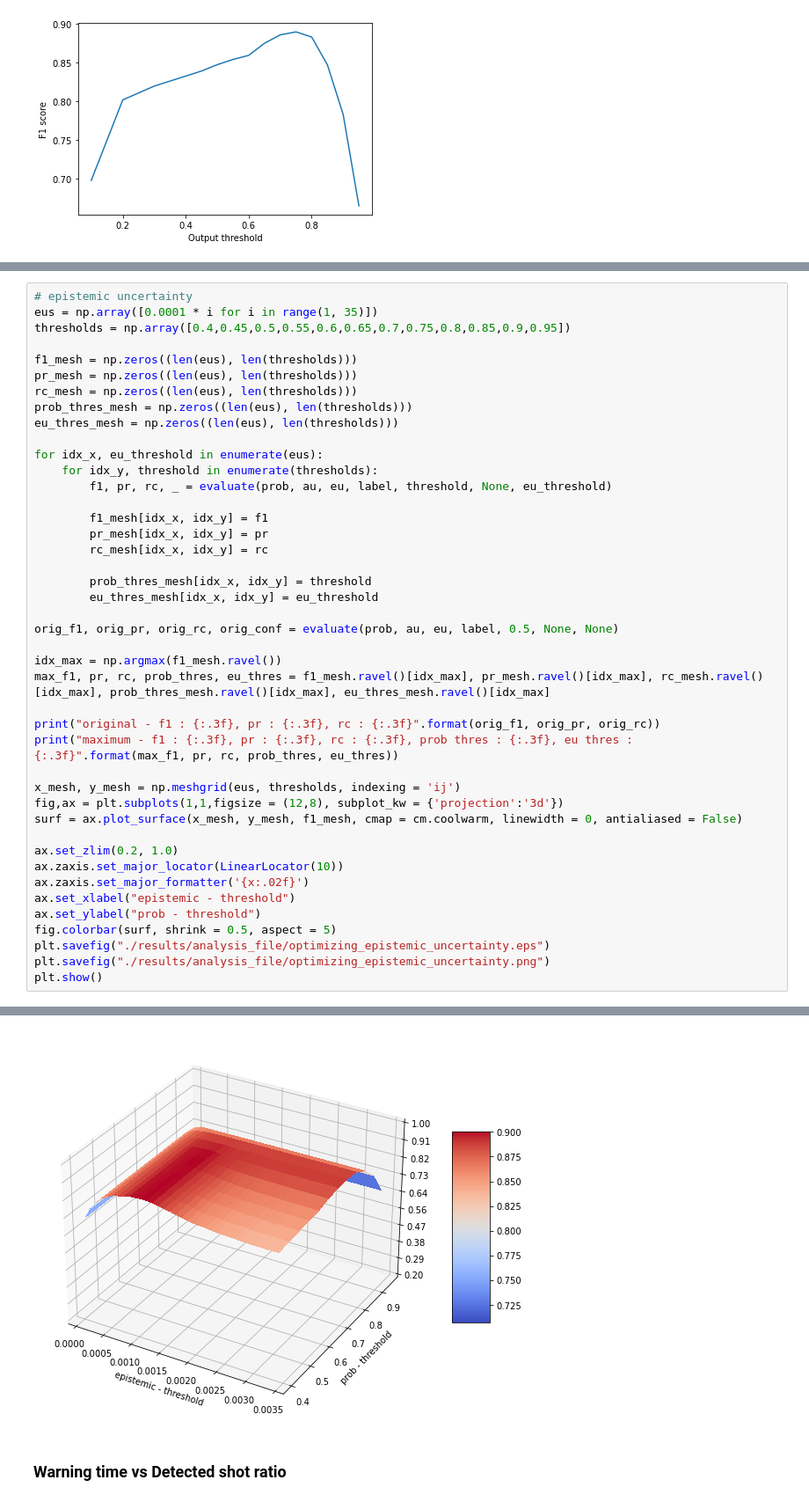
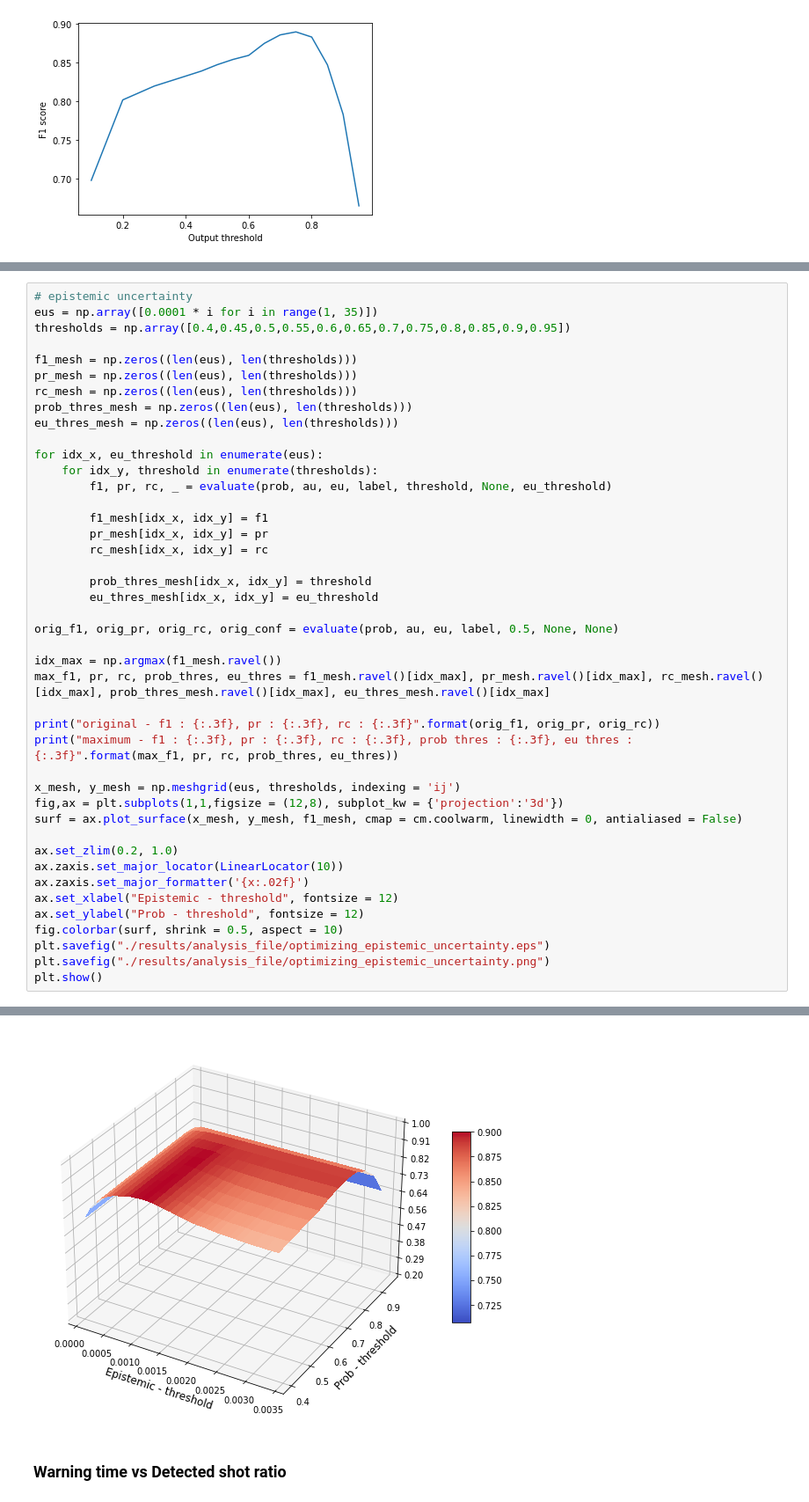
Before and after one commit to ZINZINBIN/Bayesian-Disruption-Prediction, a Jupyter notebook: analysis/analysis_results.ipynb, the cells around one changed output, grey strips where cells are left out. Shown at 88% size. Drawn from its saved outputs; the diff is of its cells as text.

```diff
--- a/analysis/analysis_results.ipynb
+++ b/analysis/analysis_results.ipynb
@@ -473,37 +479,37 @@ for idx_x, eu_threshold in enumerate(eus):
 
         f1_mesh[idx_x, idx_y] = f1
         pr_mesh[idx_x, idx_y] = pr
         rc_mesh[idx_x, idx_y] = rc
 
         prob_thres_mesh[idx_x, idx_y] = threshold
         eu_thres_mesh[idx_x, idx_y] = eu_threshold
 
 orig_f1, orig_pr, orig_rc, orig_conf = evaluate(prob, au, eu, label, 0.5, None, None)
 
 idx_max = np.argmax(f1_mesh.ravel())
 max_f1, pr, rc, prob_thres, eu_thres = f1_mesh.ravel()[idx_max], pr_mesh.ravel()[idx_max], rc_mesh.ravel()[idx_max], prob_thres_mesh.ravel()[idx_max], eu_thres_mesh.ravel()[idx_max]
 
 print("original - f1 : {:.3f}, pr : {:.3f}, rc : {:.3f}".format(orig_f1, orig_pr, orig_rc))
 print("maximum - f1 : {:.3f}, pr : {:.3f}, rc : {:.3f}, prob thres : {:.3f}, eu thres : {:.3f}".format(max_f1, pr, rc, prob_thres, eu_thres))
 
 x_mesh, y_mesh = np.meshgrid(eus, thresholds, indexing = 'ij')
 fig,ax = plt.subplots(1,1,figsize = (12,8), subplot_kw = {'projection':'3d'})
 surf = ax.plot_surface(x_mesh, y_mesh, f1_mesh, cmap = cm.coolwarm, linewidth = 0, antialiased = False)
 
 ax.set_zlim(0.2, 1.0)
 ax.zaxis.set_major_locator(LinearLocator(10))
 ax.zaxis.set_major_formatter('{x:.02f}')
-ax.set_xlabel("epistemic - threshold")
-ax.set_ylabel("prob - threshold")
-fig.colorbar(surf, shrink = 0.5, aspect = 5)
+ax.set_xlabel("Epistemic - threshold", fontsize = 12)
+ax.set_ylabel("Prob - threshold", fontsize = 12)
+fig.colorbar(surf, shrink = 0.5, aspect = 10)
 plt.savefig("./results/analysis_file/optimizing_epistemic_uncertainty.eps")
 plt.savefig("./results/analysis_file/optimizing_epistemic_uncertainty.png")
 plt.show()
 # %% [output]
 The PostScript backend does not support transparency; partially transparent artists will be rendered opaque.
 original - f1 : 0.848, pr : 0.819, rc : 0.878
 maximum - f1 : 0.902, pr : 0.958, rc : 0.853, prob thres : 0.650, eu thres : 0.001
-[figure, old version]
+[figure, new version]
 # %% [markdown]
 ### Warning time vs Detected shot ratio
 # %%
```
Also changed, not shown: parts of 4 cells of this notebook, 5 other files.
